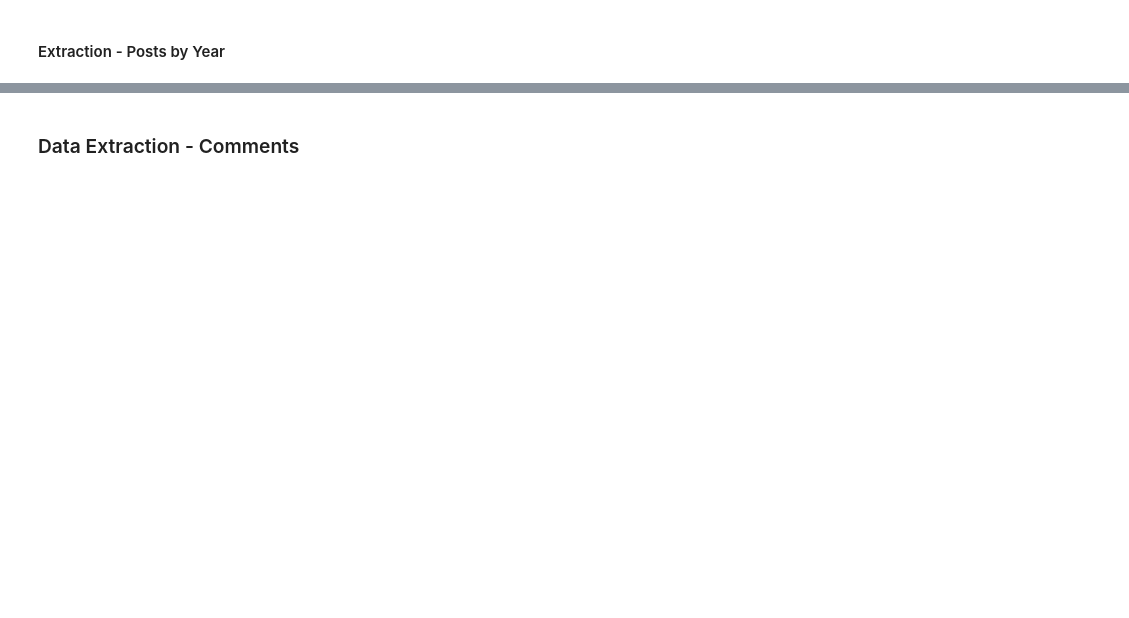
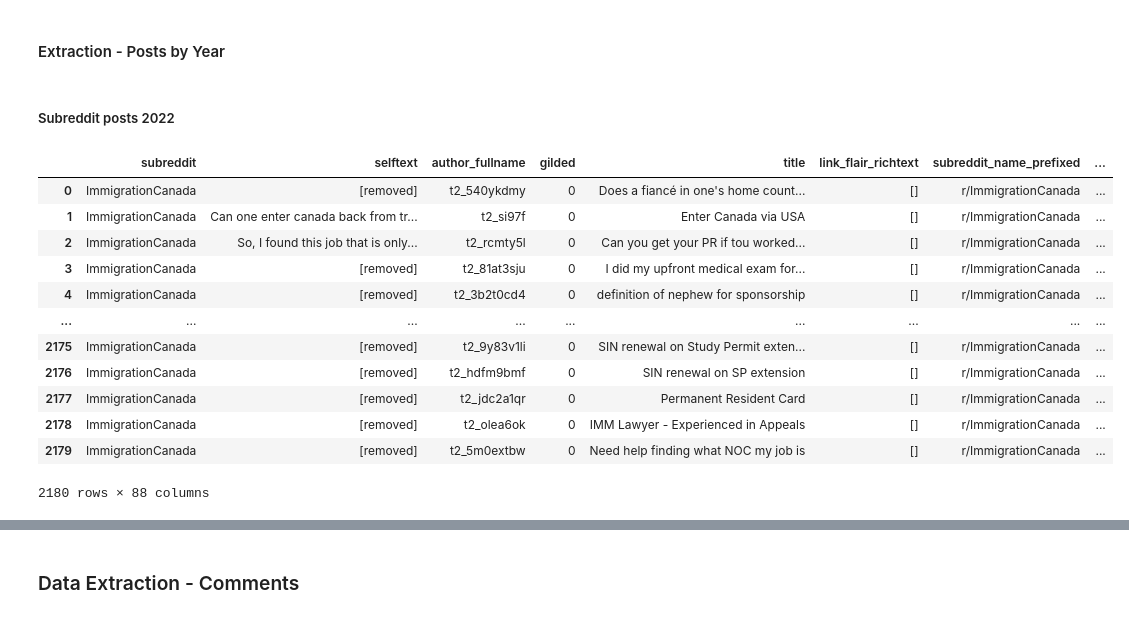
Before and after one commit to ngocmphan/reddit_immigration, a Jupyter notebook: Reddit_project.ipynb, the cells around one changed output, grey strips where cells are left out. Cells and saved outputs as stored; diff of their text form; code cells hidden in the pictures; blank space fills up the shorter version.

Commit message:
Extracted 2022 posts from Subreddit.

```diff
--- a/Reddit_project.ipynb
+++ b/Reddit_project.ipynb
@@ -61,3 +60,27 @@ gen_2022 = api.search_submissions(subreddit='ImmigrationCanada', before=end_epoc
+# %% [markdown]
+##### Subreddit posts 2022
+# %%
+start_epoch=dt.datetime(2022, 1, 1,0,0,0).strftime('%s')
+end_epoch = dt.datetime(2022,12,31,0,0,0).strftime('%s')
+gen_2022 = api.search_submissions(subreddit='ImmigrationCanada', before=end_epoch, after=start_epoch)
 # %%
-posts_2022 = list(gen_2022)
+# Create DataFrame from api submissions result
+post_list_2022 = [post for post in gen_2022]
+df_2022 = pd.DataFrame(post_list_2022)
+# %%
+df_2022
+# %% [output]
+|  | subreddit | selftext | author_fullname | gilded | title | link_flair_richtext | subreddit_name_prefixed | ... |
+| 0 | ImmigrationCanada | [removed] | t2_540ykdmy | 0 | Does a fiancé in one's home count... | [] | r/ImmigrationCanada | ... |
+| 1 | ImmigrationCanada | Can one enter canada back from tr... | t2_si97f | 0 | Enter Canada via USA | [] | r/ImmigrationCanada | ... |
+| 2 | ImmigrationCanada | So, I found this job that is only... | t2_rcmty5l | 0 | Can you get your PR if tou worked... | [] | r/ImmigrationCanada | ... |
+| 3 | ImmigrationCanada | [removed] | t2_81at3sju | 0 | I did my upfront medical exam for... | [] | r/ImmigrationCanada | ... |
+| 4 | ImmigrationCanada | [removed] | t2_3b2t0cd4 | 0 | definition of nephew for sponsorship | [] | r/ImmigrationCanada | ... |
+| ... | ... | ... | ... | ... | ... | ... | ... | ... |
+| 2175 | ImmigrationCanada | [removed] | t2_9y83v1li | 0 | SIN renewal on Study Permit exten... | [] | r/ImmigrationCanada | ... |
+| 2176 | ImmigrationCanada | [removed] | t2_hdfm9bmf | 0 | SIN renewal on SP extension | [] | r/ImmigrationCanada | ... |
+| 2177 | ImmigrationCanada | [removed] | t2_jdc2a1qr | 0 | Permanent Resident Card | [] | r/ImmigrationCanada | ... |
+| 2178 | ImmigrationCanada | [removed] | t2_olea6ok | 0 | IMM Lawyer - Experienced in Appeals | [] | r/ImmigrationCanada | ... |
+| 2179 | ImmigrationCanada | [removed] | t2_5m0extbw | 0 | Need help finding what NOC my job is | [] | r/ImmigrationCanada | ... |
+2180 rows × 88 columns
 # %%
```
Also changed, not shown: parts of 6 cells of this notebook.
